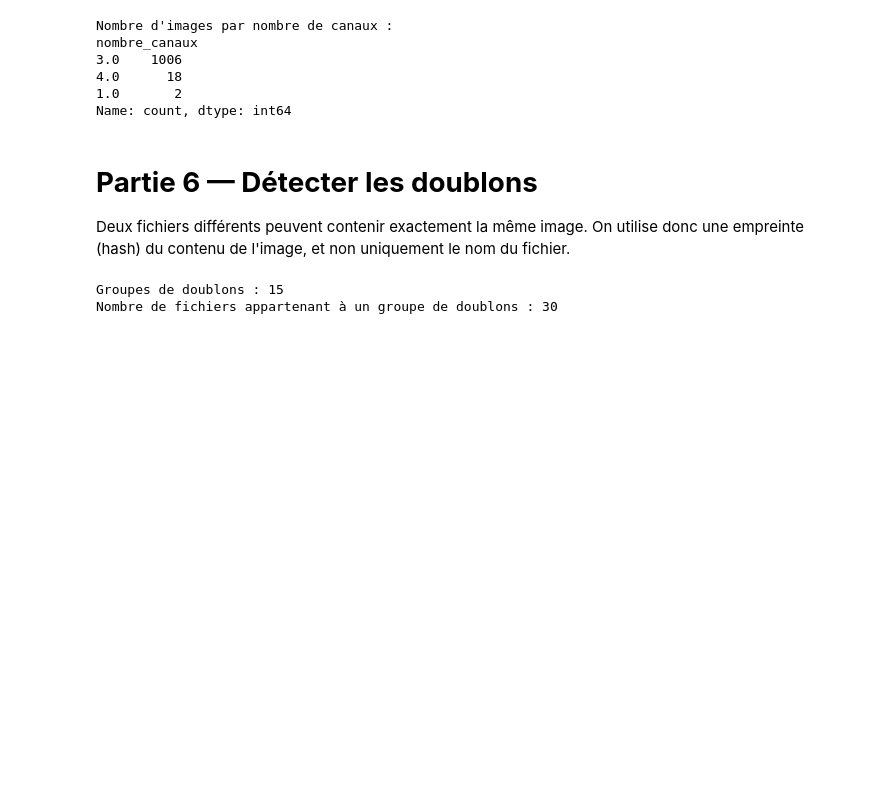
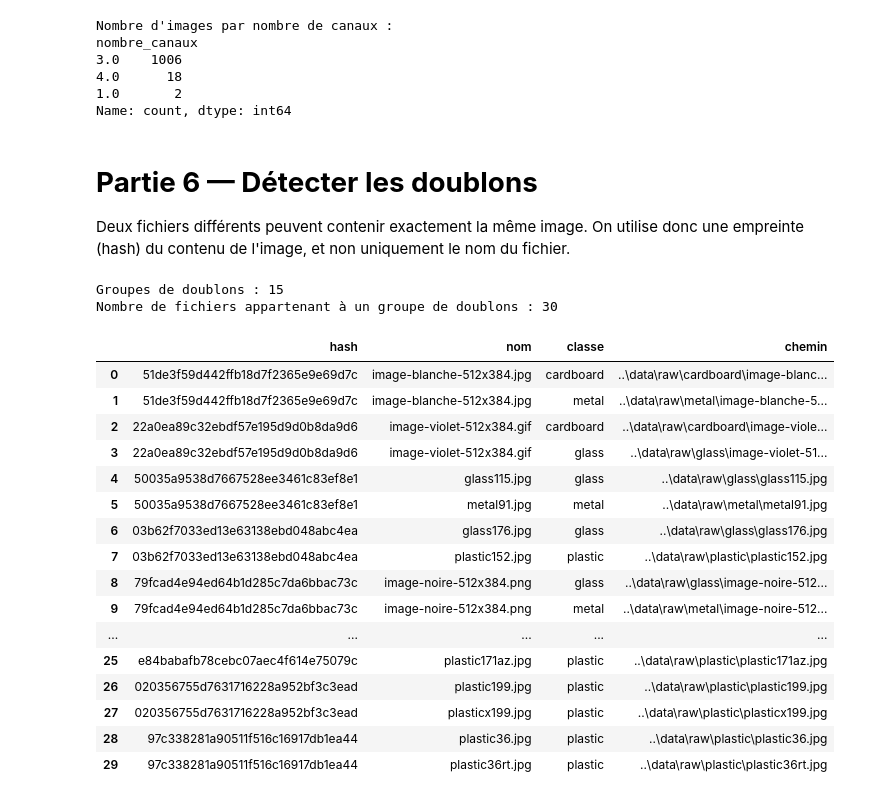
Before and after one commit to khadijagueye235/Atelier_prepa_donnees_images, a Jupyter notebook: atelier_prepa_donnees_images/notebooks/atelier_prepa-donnees-images.ipynb, the cells around one changed output. Drawn from its saved outputs; the diff is of its cells as text; code cells hidden in the pictures; blank space fills up the shorter version.

Commit message:
Partie 6:  export des doublons dans un DataFrame pour visualisation

```diff
--- a/atelier_prepa_donnees_images/notebooks/atelier_prepa-donnees-images.ipynb
+++ b/atelier_prepa_donnees_images/notebooks/atelier_prepa-donnees-images.ipynb
@@ -413,3 +413,36 @@ print("Nombre de fichiers appartenant à un groupe de doublons :",
 # %% [output]
 Groupes de doublons : 15
 Nombre de fichiers appartenant à un groupe de doublons : 30
+# %%
+liste_doublons = []
+
+for hash_image, fichiers in doublons.items():
+    for fichier in fichiers:
+        liste_doublons.append({
+            "hash": hash_image,
+            "nom": fichier["nom"],
+            "classe": fichier["classe"],
+            "chemin": fichier["chemin"]
+        })
+
+df_doublons = pd.DataFrame(liste_doublons)
+
+df_doublons
+# %% [output]
+|  | hash | nom | classe | chemin |
+| 0 | 51de3f59d442ffb18d7f2365e9e69d7c | image-blanche-512x384.jpg | cardboard | ..\data\raw\cardboard\image-blanc... |
+| 1 | 51de3f59d442ffb18d7f2365e9e69d7c | image-blanche-512x384.jpg | metal | ..\data\raw\metal\image-blanche-5... |
+| 2 | 22a0ea89c32ebdf57e195d9d0b8da9d6 | image-violet-512x384.gif | cardboard | ..\data\raw\cardboard\image-viole... |
+| 3 | 22a0ea89c32ebdf57e195d9d0b8da9d6 | image-violet-512x384.gif | glass | ..\data\raw\glass\image-violet-51... |
+| 4 | 50035a9538d7667528ee3461c83ef8e1 | glass115.jpg | glass | ..\data\raw\glass\glass115.jpg |
+| 5 | 50035a9538d7667528ee3461c83ef8e1 | metal91.jpg | metal | ..\data\raw\metal\metal91.jpg |
+| 6 | 03b62f7033ed13e63138ebd048abc4ea | glass176.jpg | glass | ..\data\raw\glass\glass176.jpg |
+| 7 | 03b62f7033ed13e63138ebd048abc4ea | plastic152.jpg | plastic | ..\data\raw\plastic\plastic152.jpg |
+| 8 | 79fcad4e94ed64b1d285c7da6bbac73c | image-noire-512x384.png | glass | ..\data\raw\glass\image-noire-512... |
+| 9 | 79fcad4e94ed64b1d285c7da6bbac73c | image-noire-512x384.png | metal | ..\data\raw\metal\image-noire-512... |
+| ... | ... | ... | ... | ... |
+| 25 | e84babafb78cebc07aec4f614e75079c | plastic171az.jpg | plastic | ..\data\raw\plastic\plastic171az.jpg |
+| 26 | 020356755d7631716228a952bf3c3ead | plastic199.jpg | plastic | ..\data\raw\plastic\plastic199.jpg |
+| 27 | 020356755d7631716228a952bf3c3ead | plasticx199.jpg | plastic | ..\data\raw\plastic\plasticx199.jpg |
+| 28 | 97c338281a90511f516c16917db1ea44 | plastic36.jpg | plastic | ..\data\raw\plastic\plastic36.jpg |
+| 29 | 97c338281a90511f516c16917db1ea44 | plastic36rt.jpg | plastic | ..\data\raw\plastic\plastic36rt.jpg |
```
